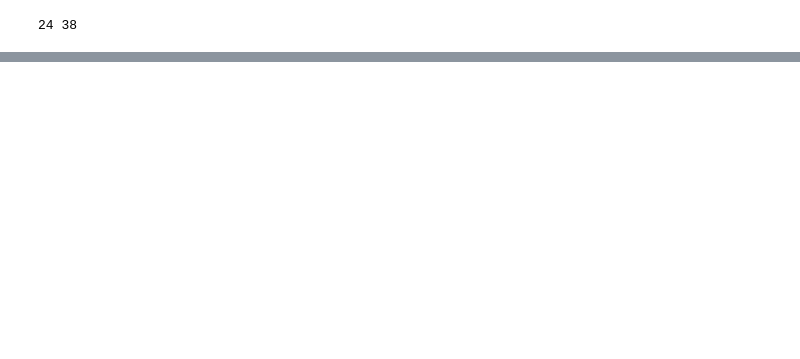
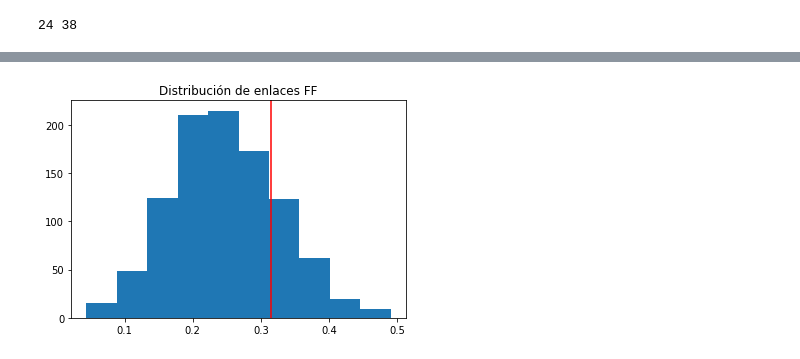
Before and after one commit to vms10/redestcs, a Jupyter notebook: Ejercicio2.ipynb, the cells around one changed output, grey strips where cells are left out. Saved outputs shown, nothing was run; the diff lists cells and outputs as text; code cells hidden in the pictures; blank space fills up the shorter version.

```diff
--- a/Ejercicio2.ipynb
+++ b/Ejercicio2.ipynb
@@ -78,0 +132,7 @@ print(Probabilidad_de_enlaces)
+# %%
+plt.hist(Dis_prob_enlaFF)
+plt.axvline(Probabilidad_de_enlaces_P[1],c="red")
+plt.title("Distribución de enlaces FF")
+plt.show()
+# %% [output]
+[figure, added]
```
Also changed, not shown: parts of 6 cells of this notebook.
